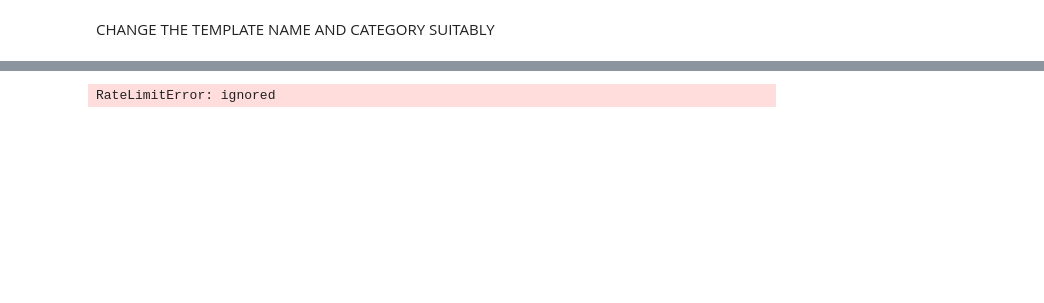
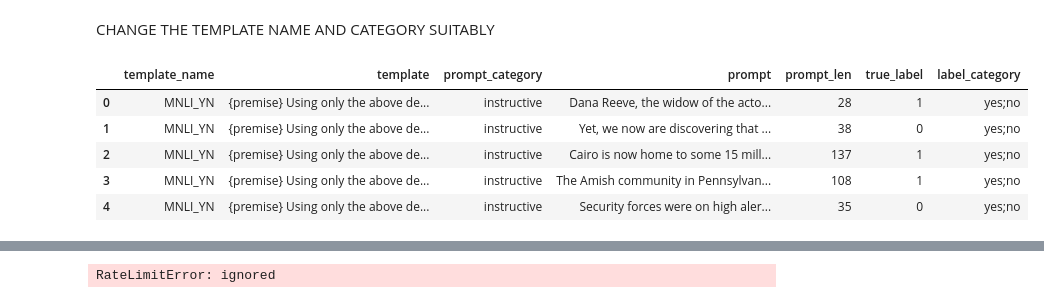
Before and after one commit to SherinBojappa/prompting, a Jupyter notebook: GPT_3_prompting.ipynb, the cells around one changed output, grey strips where cells are left out. Drawn from its saved outputs; the diff is of its cells as text; code cells hidden in the pictures; blank space fills up the shorter version.

```diff
--- a/GPT_3_prompting.ipynb
+++ b/GPT_3_prompting.ipynb
@@ -98,6 +138,13 @@ def create_prompt(premise, hypothesis, template):
   template = template.replace('{premise}', premise)
   template = template.replace('{hypothesis}', hypothesis)
   return template
+# %%
+def get_len(premise, hypothesis):
+  len_premise = len(premise.split(" "))
+  len_hypothesis = len(hypothesis.split(" "))
+  len_example = len_premise+len_hypothesis
+
+  return len_example
 # %%
 # dataset - name of the dataset
 # templates_df - df containing handwritten templates
@@ -115,7 +162,7 @@ def create_prompt_df(data_df, templates_df, template_name, label_category):
   # create the prompt by replacing premise and hypothesis with actual premise
   # and hypothesis from the dataset.
   prompt_df['prompt'] = data_df.apply(lambda x: create_prompt(x['premise'], x['hypothesis'], template), axis=1)
-  prompt_df['prompt_len'] = prompt_df.apply(lambda x: len(x['prompt']), axis=1)
+  prompt_df['prompt_len'] = data_df.apply(lambda x: get_len(x['premise'],  x['hypothesis']), axis=1)
 
   prompt_df['true_label'] = data_df['label']
   prompt_df['template_name'] = template_name
@@ -137,3 +185,12 @@ df = prompt_df_yes_no_instructive
+# %%
+df.head()
+# %% [output]
+|  | template_name | template | prompt_category | prompt | prompt_len | true_label | label_category |
+| 0 | MNLI_YN | {premise} Using only the above de... | instructive | Dana Reeve, the widow of the acto... | 28 | 1 | yes;no |
+| 1 | MNLI_YN | {premise} Using only the above de... | instructive | Yet, we now are discovering that ... | 38 | 0 | yes;no |
+| 2 | MNLI_YN | {premise} Using only the above de... | instructive | Cairo is now home to some 15 mill... | 137 | 1 | yes;no |
+| 3 | MNLI_YN | {premise} Using only the above de... | instructive | The Amish community in Pennsylvan... | 108 | 1 | yes;no |
+| 4 | MNLI_YN | {premise} Using only the above de... | instructive | Security forces were on high aler... | 35 | 0 | yes;no |
 # %%
 template_name = 'justified_in_saying'
 tgt_cat = target_categories['true_false']
```
Also changed, not shown: parts of 13 cells of this notebook.
